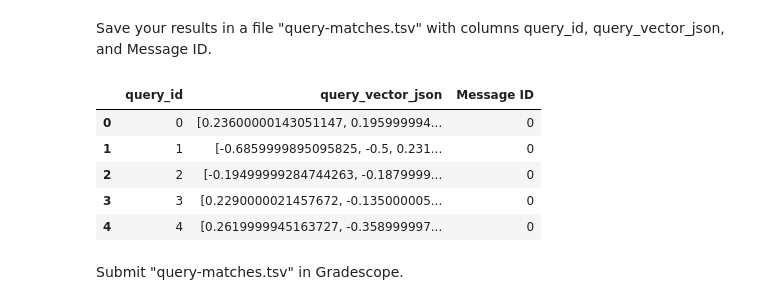
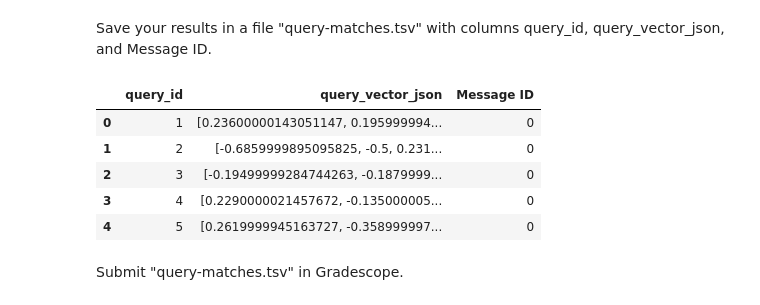
Before and after one commit to ethibaul/dx704-project-12, a Jupyter notebook: project.ipynb, the cells around one changed output. Cells and saved outputs as stored; diff of their text form; code cells hidden in the pictures.

```diff
--- a/project.ipynb
+++ b/project.ipynb
@@ -402,8 +402,10 @@ nearest_indices = nearest_indices.numpy()
 nearest_message_ids = emails["Message ID"].iloc[nearest_indices].values
 nearest_dists = distances[torch.arange(len(query_embs)), nearest_indices].numpy()
 
+query_ids = queries["query_id"].values
+
 results = pd.DataFrame({
-    "query_id": range(len(query_embs)),
+    "query_id": query_ids,
     "query_text": queries["query"],   # adjust column name if needed
     "nearest_message_id": nearest_message_ids,
     "nearest_distance_L2": nearest_dists,
@@ -422,30 +424,30 @@ Save your results in a file "query-matches.tsv" with columns query_id, query_vec
 # %%
 # YOUR CHANGES HERE
 
 query_vectors_np = query_embs.numpy()          # (Q, 768)
 query_vectors_np = np.round(query_vectors_np, 3)
 
 query_vector_json = [
     json.dumps(vec.tolist())                   # 1D JSON list of floats
     for vec in query_vectors_np
 ]
 
 out_df = pd.DataFrame({
-    "query_id": range(len(query_embs)),
+    "query_id": query_ids,
     "query_vector_json": query_vector_json,
     "Message ID": nearest_message_ids
 })
 
 out_df.to_csv("query-matches.tsv", sep="\t", index=False)
 
 out_df.head()
 # %% [output]
 |  | query_id | query_vector_json | Message ID |
-| 0 | 0 | [0.23600000143051147, 0.195999994... | 0 |
-| 1 | 1 | [-0.6859999895095825, -0.5, 0.231... | 0 |
-| 2 | 2 | [-0.19499999284744263, -0.1879999... | 0 |
-| 3 | 3 | [0.2290000021457672, -0.135000005... | 0 |
-| 4 | 4 | [0.2619999945163727, -0.358999997... | 0 |
+| 0 | 1 | [0.23600000143051147, 0.195999994... | 0 |
+| 1 | 2 | [-0.6859999895095825, -0.5, 0.231... | 0 |
+| 2 | 3 | [-0.19499999284744263, -0.1879999... | 0 |
+| 3 | 4 | [0.2290000021457672, -0.135000005... | 0 |
+| 4 | 5 | [0.2619999945163727, -0.358999997... | 0 |
 # %% [markdown]
 Submit "query-matches.tsv" in Gradescope.
 # %% [markdown]
```
Also changed, not shown: parts of 1 cell of this notebook, 1 other file.
